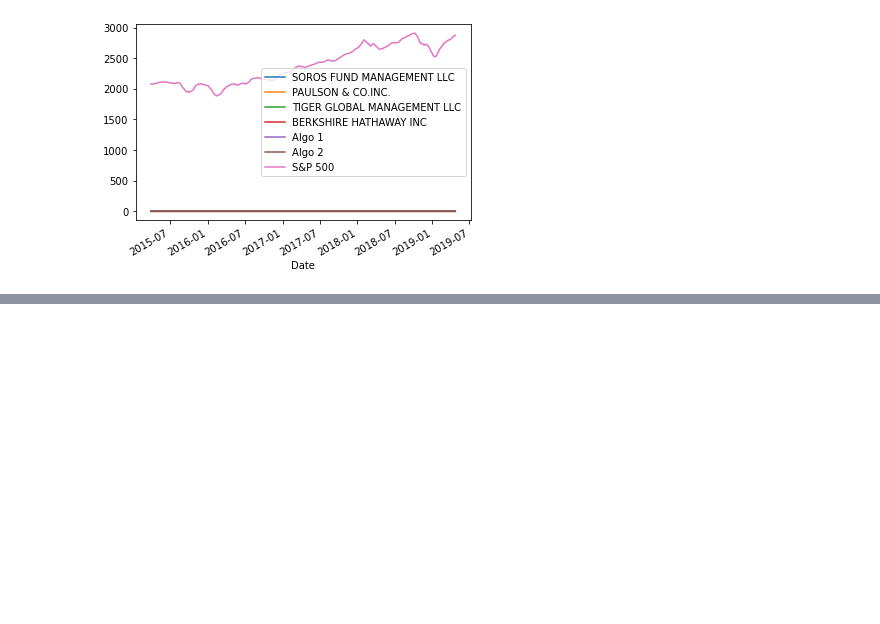
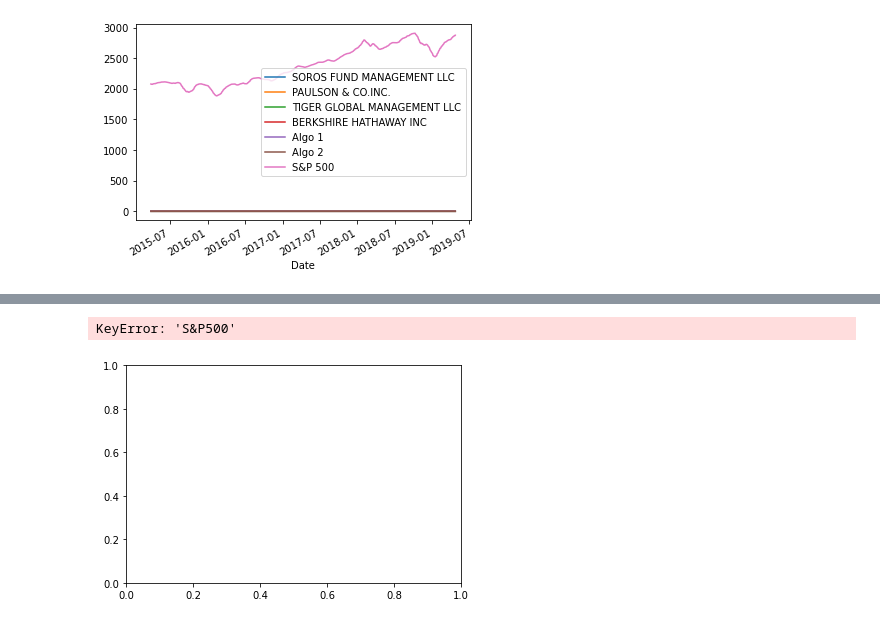
Before and after one commit to annapeng87/pandahomework, a Jupyter notebook: pandahw.ipynb, the cells around one changed output, grey strips where cells are left out. Cells and saved outputs as stored; diff of their text form; code cells hidden in the pictures; blank space fills up the shorter version.

```diff
--- a/pandahw.ipynb
+++ b/pandahw.ipynb
@@ -254,4 +266,7 @@ correlation
 | Algo 2 | -0.005757 | 0.010881 | -0.004644 | 0.003690 | 0.000467 | 1.000000 | ... |
 | S&P 500 | 0.015614 | 0.009784 | 0.053455 | -0.019663 | 0.000931 | -0.114632 | ... |
 # %%
-joined_data_rows.plot(kind='scatter', x='S&P 500', y='Drowning Incidents')
+#joined_data_rows.plot(kind='scatter', x='S&P500', y='Algo 1')???
+# %% [output]
+KeyError: 'S&P500'
+[figure, added]
```
Also changed, not shown: parts of 11 cells of this notebook.
